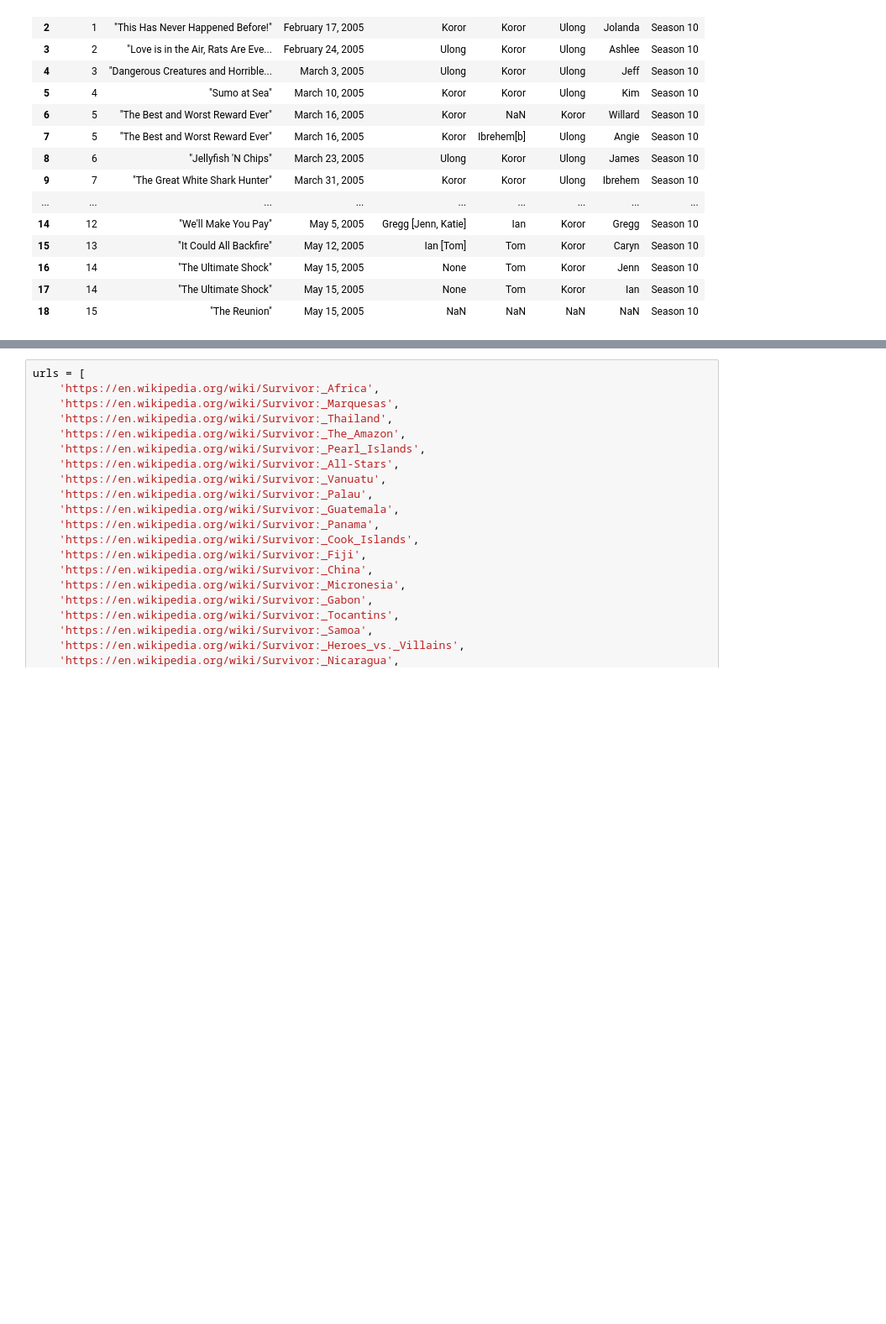
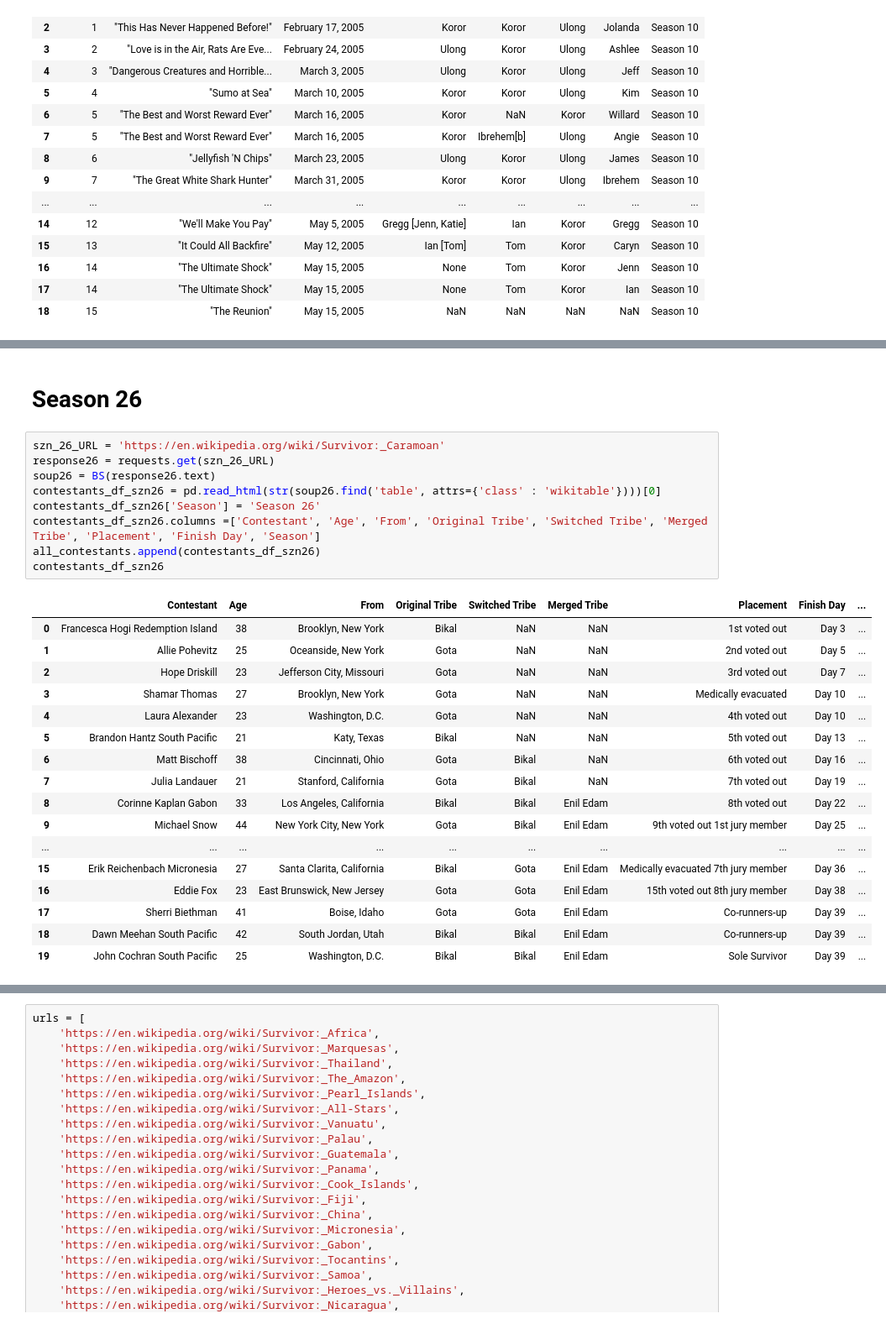
Before and after one commit to Erica-Exotica/DA8-capstone, a Jupyter notebook: notebook/CapstoneV2.ipynb, the cells around one changed output, grey strips where cells are left out. Shown at 84% size. Drawn from its saved outputs; the diff is of its cells as text; blank space fills up the shorter version.

```diff
--- a/notebook/CapstoneV2.ipynb
+++ b/notebook/CapstoneV2.ipynb
@@ -1555,0 +1630,29 @@ challenge_winners_eliminations23
+# %% [markdown]
+# Season 26
+# %%
+szn_26_URL = 'https://en.wikipedia.org/wiki/Survivor:_Caramoan'
+response26 = requests.get(szn_26_URL)
+soup26 = BS(response26.text)
+contestants_df_szn26 = pd.read_html(str(soup26.find('table', attrs={'class' : 'wikitable'})))[0]
+contestants_df_szn26['Season'] = 'Season 26'
+contestants_df_szn26.columns =['Contestant', 'Age', 'From', 'Original Tribe', 'Switched Tribe', 'Merged Tribe', 'Placement', 'Finish Day', 'Season']
+all_contestants.append(contestants_df_szn26)
+contestants_df_szn26
+# %% [output]
+|  | Contestant | Age | From | Original Tribe | Switched Tribe | Merged Tribe | Placement | Finish Day | ... |
+| 0 | Francesca Hogi Redemption Island | 38 | Brooklyn, New York | Bikal | NaN | NaN | 1st voted out | Day 3 | ... |
+| 1 | Allie Pohevitz | 25 | Oceanside, New York | Gota | NaN | NaN | 2nd voted out | Day 5 | ... |
+| 2 | Hope Driskill | 23 | Jefferson City, Missouri | Gota | NaN | NaN | 3rd voted out | Day 7 | ... |
+| 3 | Shamar Thomas | 27 | Brooklyn, New York | Gota | NaN | NaN | Medically evacuated | Day 10 | ... |
+| 4 | Laura Alexander | 23 | Washington, D.C. | Gota | NaN | NaN | 4th voted out | Day 10 | ... |
+| 5 | Brandon Hantz South Pacific | 21 | Katy, Texas | Bikal | NaN | NaN | 5th voted out | Day 13 | ... |
+| 6 | Matt Bischoff | 38 | Cincinnati, Ohio | Gota | Bikal | NaN | 6th voted out | Day 16 | ... |
+| 7 | Julia Landauer | 21 | Stanford, California | Gota | Bikal | NaN | 7th voted out | Day 19 | ... |
+| 8 | Corinne Kaplan Gabon | 33 | Los Angeles, California | Bikal | Bikal | Enil Edam | 8th voted out | Day 22 | ... |
+| 9 | Michael Snow | 44 | New York City, New York | Gota | Bikal | Enil Edam | 9th voted out 1st jury member | Day 25 | ... |
+| ... | ... | ... | ... | ... | ... | ... | ... | ... | ... |
+| 15 | Erik Reichenbach Micronesia | 27 | Santa Clarita, California | Bikal | Gota | Enil Edam | Medically evacuated 7th jury member | Day 36 | ... |
+| 16 | Eddie Fox | 23 | East Brunswick, New Jersey | Gota | Gota | Enil Edam | 15th voted out 8th jury member | Day 38 | ... |
+| 17 | Sherri Biethman | 41 | Boise, Idaho | Gota | Gota | Enil Edam | Co-runners-up | Day 39 | ... |
+| 18 | Dawn Meehan South Pacific | 42 | South Jordan, Utah | Bikal | Bikal | Enil Edam | Co-runners-up | Day 39 | ... |
+| 19 | John Cochran South Pacific | 25 | Washington, D.C. | Bikal | Bikal | Enil Edam | Sole Survivor | Day 39 | ... |
```
Also changed, not shown: parts of 127 cells of this notebook.
